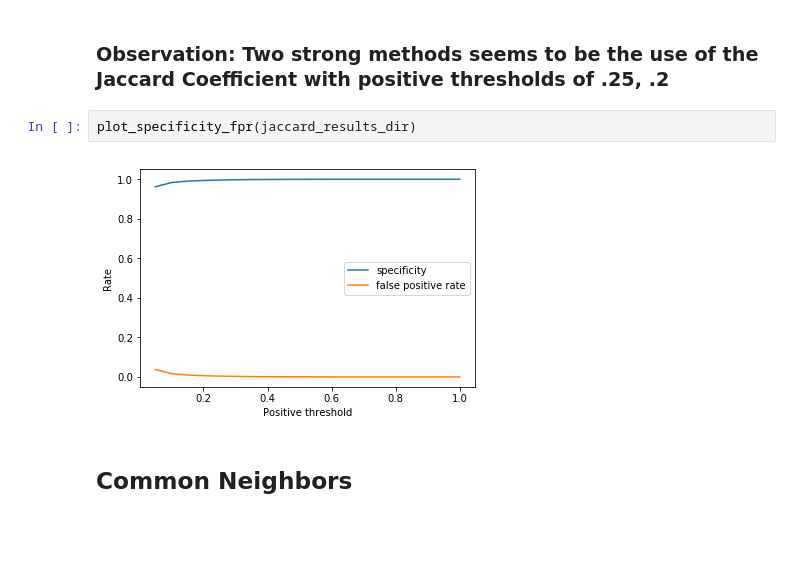
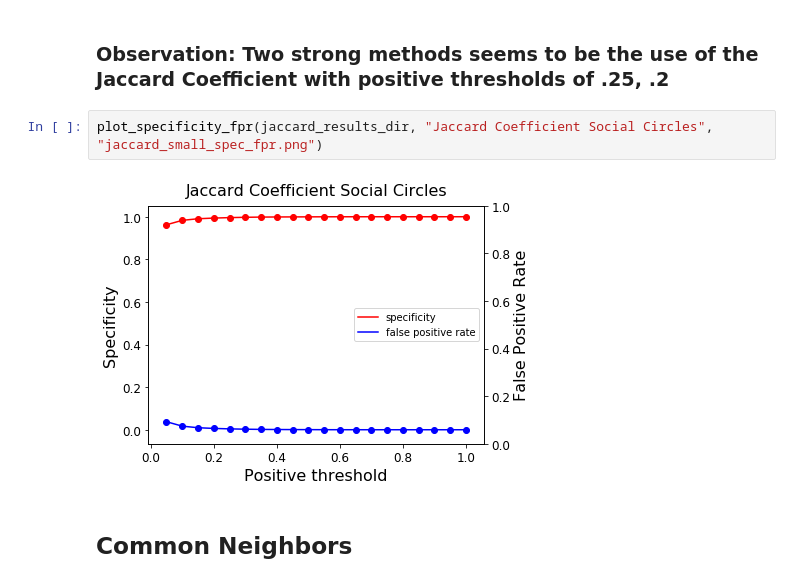
Before and after one commit to Corey-Zumar/info-project, a Jupyter notebook: Structural Methods Analysis.ipynb, the cells around one changed output. Drawn from its saved outputs; the diff is of its cells as text; blank space fills up the shorter version.

```diff
--- a/Structural Methods Analysis.ipynb
+++ b/Structural Methods Analysis.ipynb
@@ -104,10 +127,10 @@ print(precisions[3])
 0.570420873435
 # %% [markdown]
 ### Observation: Two strong methods seems to be the use of the Jaccard Coefficient with positive thresholds of .25, .2
-# %%
-plot_specificity_fpr(jaccard_results_dir)
-# %% [output]
-[figure, removed]
+# %%
+plot_specificity_fpr(jaccard_results_dir, "Jaccard Coefficient Social Circles", "jaccard_small_spec_fpr.png")
+# %% [output]
+[figure, added]
 # %% [markdown]
 ## Common Neighbors
 # %%
```
Also changed, not shown: parts of 20 cells of this notebook.
